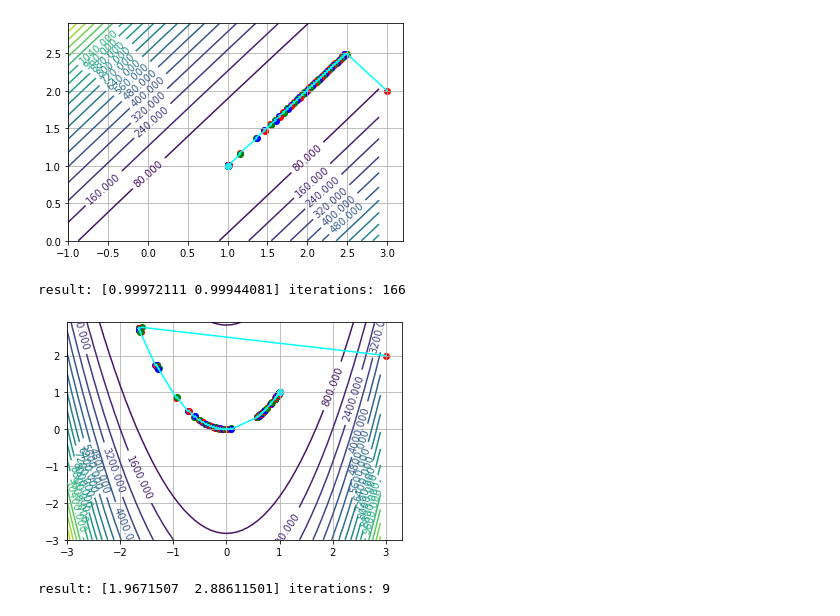
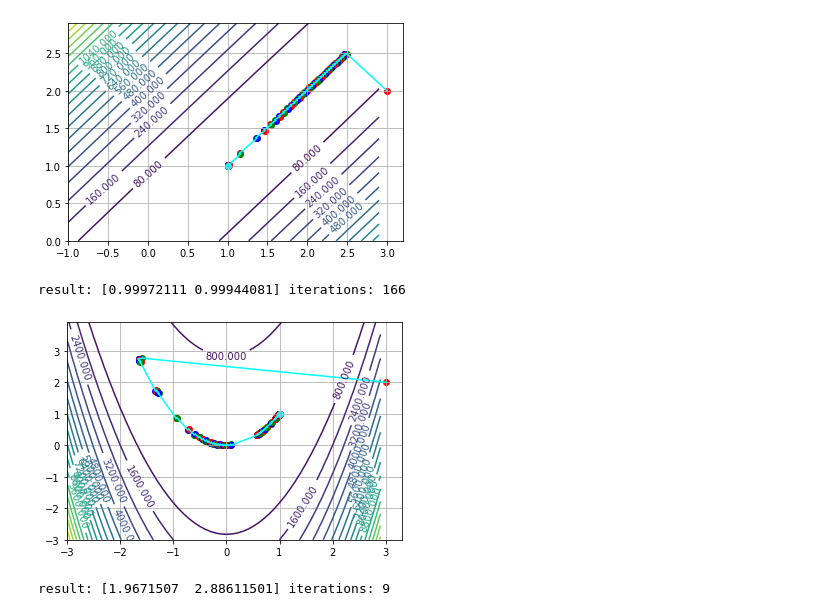
Before and after one commit to pool-party/optimization-methods, a Jupyter notebook: first-order/gradient_descent_plots.ipynb, the cells around one changed output. Drawn from its saved outputs; the diff is of its cells as text; code cells hidden in the pictures.

```diff
--- a/first-order/gradient_descent_plots.ipynb
+++ b/first-order/gradient_descent_plots.ipynb
@@ -38,6 +42,5 @@ for method in methods:
 # %%
-def make_level_lines_plot(f, f_grad, start, method, x_min, x_max, y_min, y_max, levels, x_step=0.1, y_step=0.1):
-    trace = gradient_descent(f, f_grad, start, method, pb=True)
+def make_level_lines_plot(trace, f, x_min, x_max, y_min, y_max, levels, x_step=0.1, y_step=0.1):
     print(f'result: {trace[-1]}', f'iterations: {len(trace)}')
     if levels is None:
         levels = [f(args) for args in trace]
@@ -132,27 +136,28 @@ result: [1.00013652 1.00013979] iterations: 93
 # %%
 def second_function(args):
     x = args[0]
     y = args[1]
     return 100 * (y - x ** 2) ** 2 + (1 - x) ** 2
 
 def second_function_grad(args):
     x = args[0]
     y = args[1]
     return np.array([-400 * (y - x ** 2) * x - 2 * (1 - x), 200 * (y - x ** 2)])
 
-make_level_lines_plot(second_function,
-              second_function_grad,
-              start=np.array([3, 2]),
-              method=golden_ratio_method,
+
+trace = gradient_descent(second_function, second_function_grad, np.array([3, 2]), golden_ratio_method, pb=True)
+
+make_level_lines_plot(trace,
+              second_function,
               x_min=-3,
               x_max=3,
               y_min=-3,
-              y_max=3,
+              y_max=4,
               levels=20
              )
 # %% [output]
 result: [0.99972111 0.99944081] iterations: 166
-[figure, old version]
+[figure, new version]
 # %%
 def third_function(args):
     x = args[0]
```
Also changed, not shown: parts of 10 cells of this notebook.
